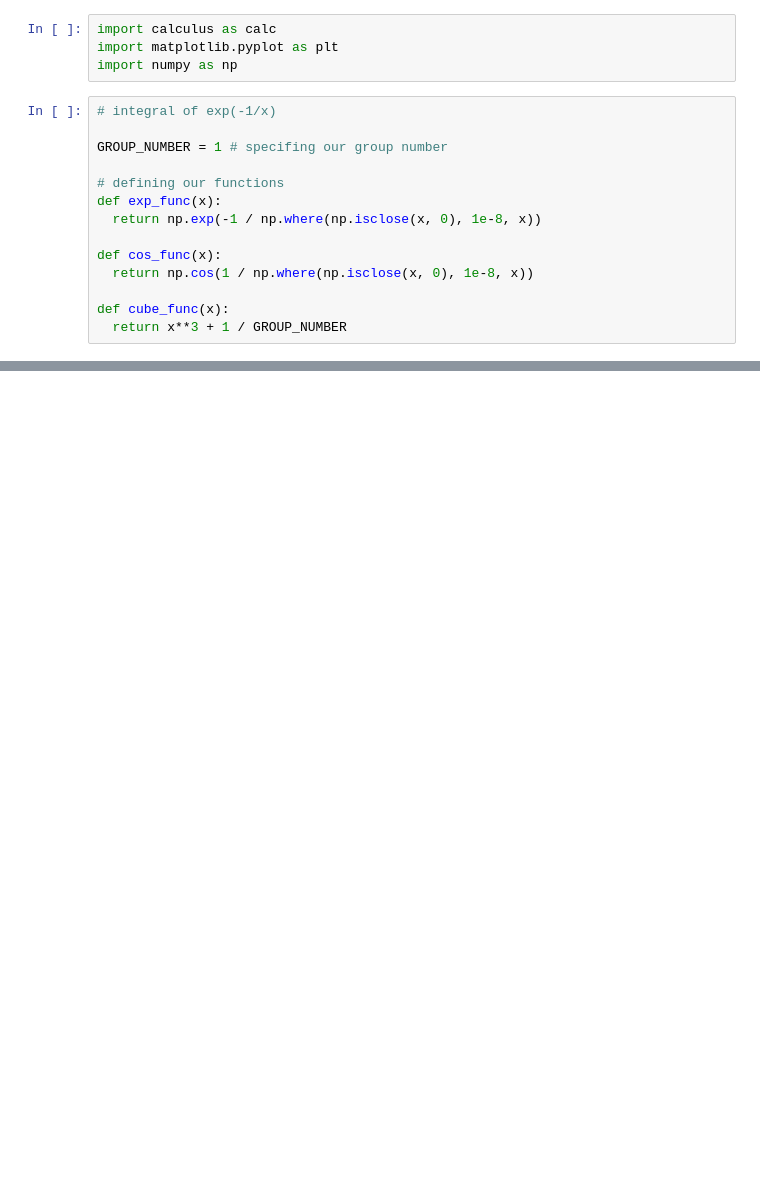
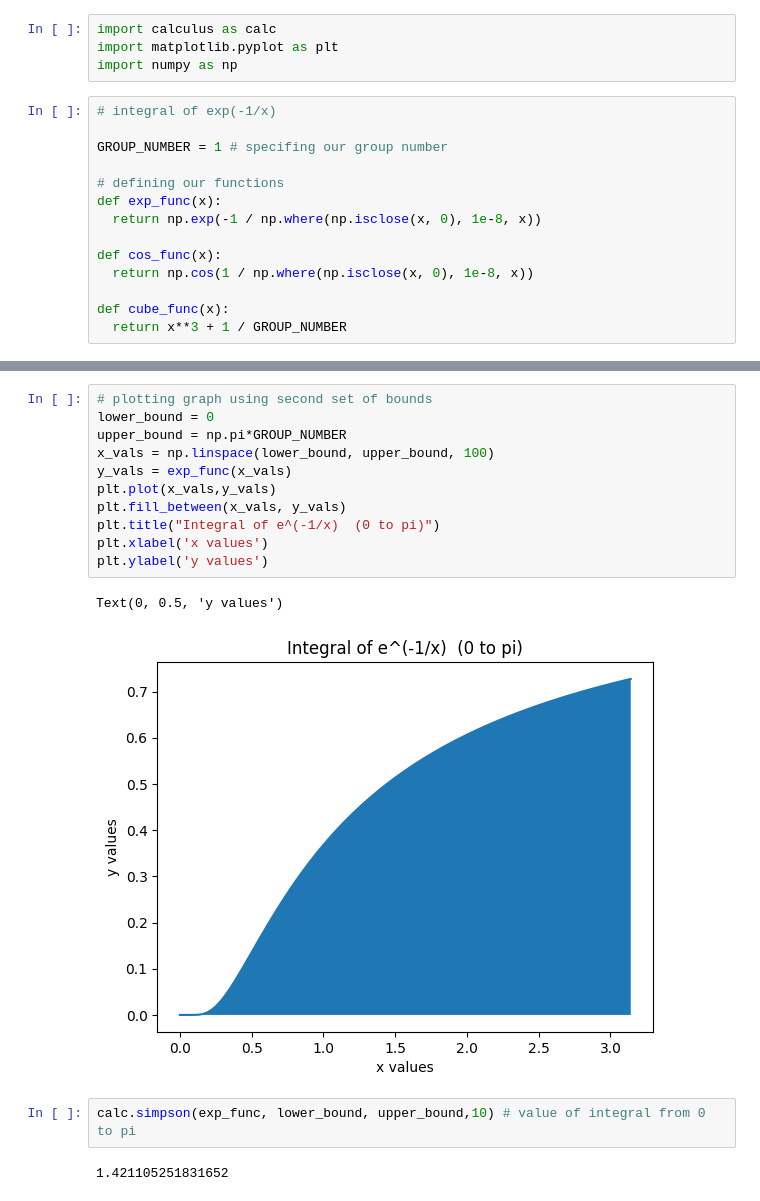
Before and after one commit to ubsuny/23-Homework6G1, a Jupyter notebook: simpson.ipynb, the cells around one changed output, grey strips where cells are left out. Saved outputs shown, nothing was run; the diff lists cells and outputs as text; blank space fills up the shorter version.

```diff
--- a/simpson.ipynb
+++ b/simpson.ipynb
@@ -36,2 +37,20 @@ calc.simpson(exp_func, 0, upper_bound,10)
 # %% [output]
 7.264297481368504
+# %%
+# plotting graph using second set of bounds
+lower_bound = 0
+upper_bound = np.pi*GROUP_NUMBER
+x_vals = np.linspace(lower_bound, upper_bound, 100)
+y_vals = exp_func(x_vals)
+plt.plot(x_vals,y_vals)
+plt.fill_between(x_vals, y_vals)
+plt.title("Integral of e^(-1/x)  (0 to pi)")
+plt.xlabel('x values')
+plt.ylabel('y values')
+# %% [output]
+Text(0, 0.5, 'y values')
+[figure, added]
+# %%
+calc.simpson(exp_func, lower_bound, upper_bound,10) # value of integral from 0 to pi
+# %% [output]
+1.421105251831652
```
Also changed, not shown: parts of 4 cells of this notebook.
